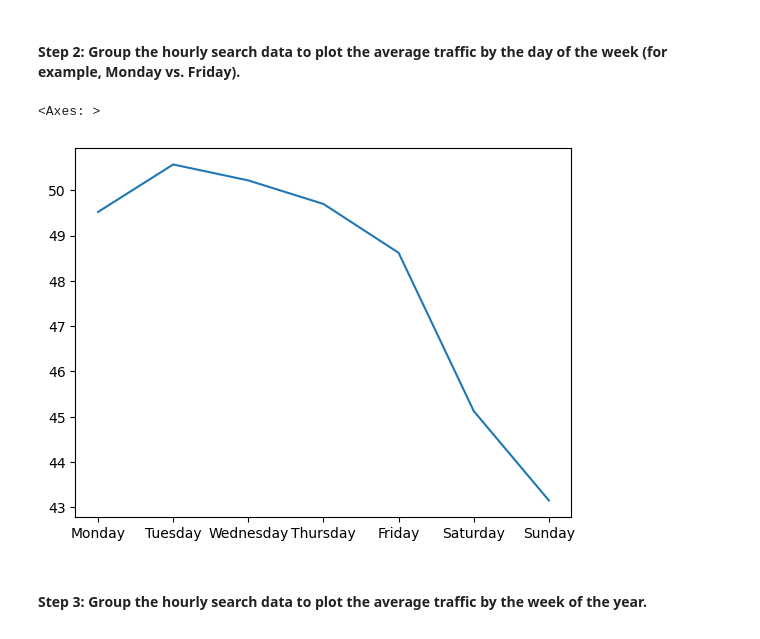
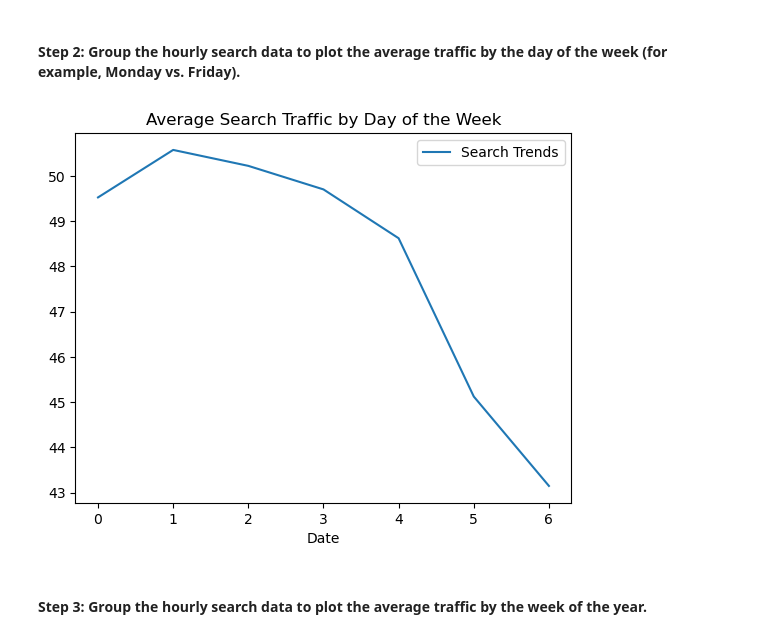
Before and after one commit to NotStephen9001/prophet-challenge, a Jupyter notebook: forecasting_net_prophet.ipynb, the cells around one changed output. Drawn from its saved outputs; the diff is of its cells as text; code cells hidden in the pictures.

```diff
--- a/forecasting_net_prophet.ipynb
+++ b/forecasting_net_prophet.ipynb
@@ -180,9 +148,9 @@ plt.show()
 #### Step 2: Group the hourly search data to plot the average traffic by the day of the week (for example, Monday vs. Friday).
 # %%
 # Group the hourly search data to plot the average traffic by the day of week
-daily_averages['Search Trends'].plot(kind='line')
+df_mercado_trends.groupby(df_mercado_trends.index.dayofweek).mean().plot(title='Average Search Traffic by Day of the Week')
+plt.show()
 # %% [output]
-<Axes: >
-[figure, old version]
+[figure, new version]
 # %% [markdown]
 #### Step 3: Group the hourly search data to plot the average traffic by the week of the year.
```
Also changed, not shown: parts of 34 cells of this notebook.
